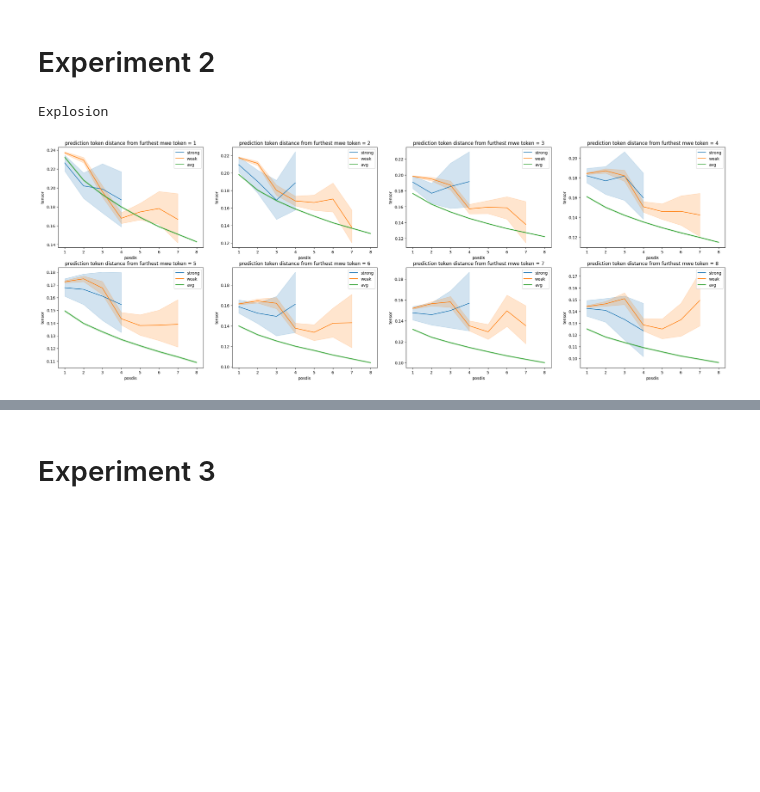
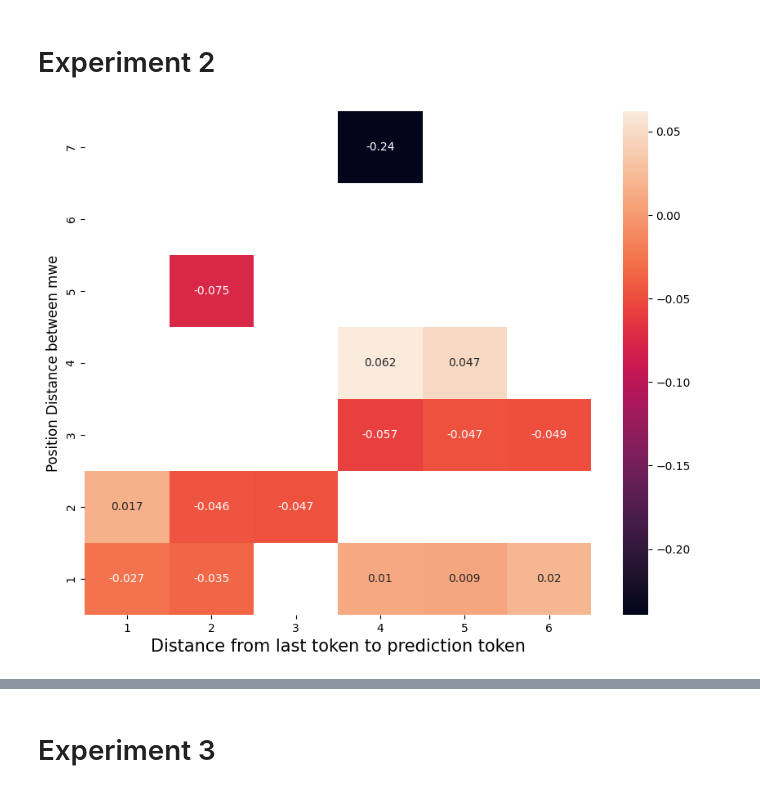
Before and after one commit to divyanshsinghvi/ShapleyInteraction4Structure, a Jupyter notebook: final/plots.ipynb, the cells around one changed output, grey strips where cells are left out. Cells and saved outputs as stored; diff of their text form; code cells hidden in the pictures; blank space fills up the shorter version.

```diff
--- a/final/plots.ipynb
+++ b/final/plots.ipynb
@@ -102,37 +103,3 @@ def mean_plot2(min_dist):
 # for i in range(1, 10):
 #     print(i)
 #     axes.append(mean_plot2(min_dist = i))
-# %%
-min_dist = 1
-strong_df = f_df('strong_mwe_distance_3d_full.pkl', min_dist, False)
-weak_df = f_df('weak_mwe_distance_3d_full.pkl', min_dist, False)
-avg_df = f_avg_df('average_distance_3d.pkl', min_dist, False)
-strong_df['max_token'] = strong_df[['first_token', 'second_token']].max(axis=1)
-strong_df['min_dist'] = strong_df['predicted_token_dist_from_start'] - strong_df['max_token']
-strong_df['rem'] = strong_df.groupby(['posdis','min_dist'])['row_number'].transform(lambda x : x.count())
-strong_df = strong_df[strong_df['rem'] >= 50].copy()
-
-weak_df['max_token'] = weak_df[['first_token', 'second_token']].max(axis=1)
-weak_df['min_dist'] = weak_df['predicted_token_dist_from_start'] - weak_df['max_token']
-weak_df['rem'] = weak_df.groupby(['posdis','min_dist'])['row_number'].transform(lambda x : x.count())
-weak_df = weak_df[weak_df['rem'] >= 50].copy()
-
-avg_df['max_token'] = avg_df[['first_token', 'second_token']].max(axis=1)
-avg_df['min_dist'] = avg_df['predicted_token_dist_from_start'] - avg_df['max_token']
-# %% [output]
-Explosion
-# %%
-fig, axes = plt.subplots(2, 4, figsize=(30,10))
-
-for i in range(0, 4):
-    for j in [0,1]:
-        min_dist = j*4 + i + 1
-
-        strong_line = sns.lineplot(data=strong_df[strong_df['min_dist'] ==min_dist], x="posdis", y="tensor", ax=axes[j][i], label='strong')
-        weak_line = sns.lineplot(data=weak_df[weak_df['min_dist'] ==min_dist], x="posdis", y="tensor", ax=axes[j][i], label='weak')
-        avg_line = sns.lineplot(data=avg_df[avg_df['min_dist'] == min_dist], x="posdis", y="tensor", ax=axes[j][i], label='avg')
-        # axes[j][i].set_title('Comparison of strong vs avg vs weak mwe over fixed positional distances')
-        axes[j][i].set_title(f'prediction token distance from furthest mwe token = {min_dist}')
-        axes[j][i].legend()
-# %% [output]
-[figure, removed]
@@ -138,0 +153,39 @@ for i in range(0, 4):
+# %%
+import numpy as np
+zp = ap.copy()
+zp = zp[zp['syntactic_distance_idx_mapped']>0]
+zp = zp[zp['syntactic_distance_idx_mapped']<=6]
+
+from scipy.stats import pearsonr, spearmanr
+# z = zp.groupby(['posdis', 'min_dist'])[['tensor','syntactic_distance_idx_mapped']].corr(method=lambda x, y: pearsonr(x, y)[0])
+# y = zp.groupby(['posdis', 'min_dist'])[['tensor','syntactic_distance_idx_mapped']].corr(method=lambda x, y: pearsonr(x, y)[1])
+
+z = zp.groupby(['posdis', 'min_dist'])[['tensor','syntactic_distance_idx_mapped']].corr(method=lambda x, y: spearmanr(x, y)[0])
+y = zp.groupby(['posdis', 'min_dist'])[['tensor','syntactic_distance_idx_mapped']].corr(method=lambda x, y: spearmanr(x, y)[1])
+
+
+y = y['syntactic_distance_idx_mapped'].reset_index()
+y = y[y['level_2'] == 'tensor']
+mask_apq = y[y['min_dist'].abs()<=6].drop(columns = ['level_2']).set_index([ 'posdis', 'min_dist']).unstack()
+mask_apq.columns = [x[1] for x in mask_apq.columns]
+mask_apq = mask_apq[::-1]
+mask_apq = np.where(mask_apq > 0.05, np.nan, 1)
+
+
+z = z['syntactic_distance_idx_mapped'].reset_index()
+z = z[z['level_2'] == 'tensor']
+apq = z[z['min_dist'].abs()<=6].drop(columns = ['level_2']).set_index([ 'posdis', 'min_dist']).unstack()
+apq.columns = [x[1] for x in apq.columns]
+apq = apq[::-1]
+apq = apq * mask_apq
+
+
+plt.figure(figsize=(10,8))
+
+ax = sns.heatmap(apq, annot=True)
+plt.xlabel('Distance from last token to prediction token', fontsize = 15) # x-axis label with fontsize 15
+plt.ylabel('Position Distance between mwe', fontsize = 12) # y-axis label with fontsize 15
+
+plt.show()
+# %% [output]
+[figure, added]
```
Also changed, not shown: parts of 19 cells of this notebook, 3 other files.
